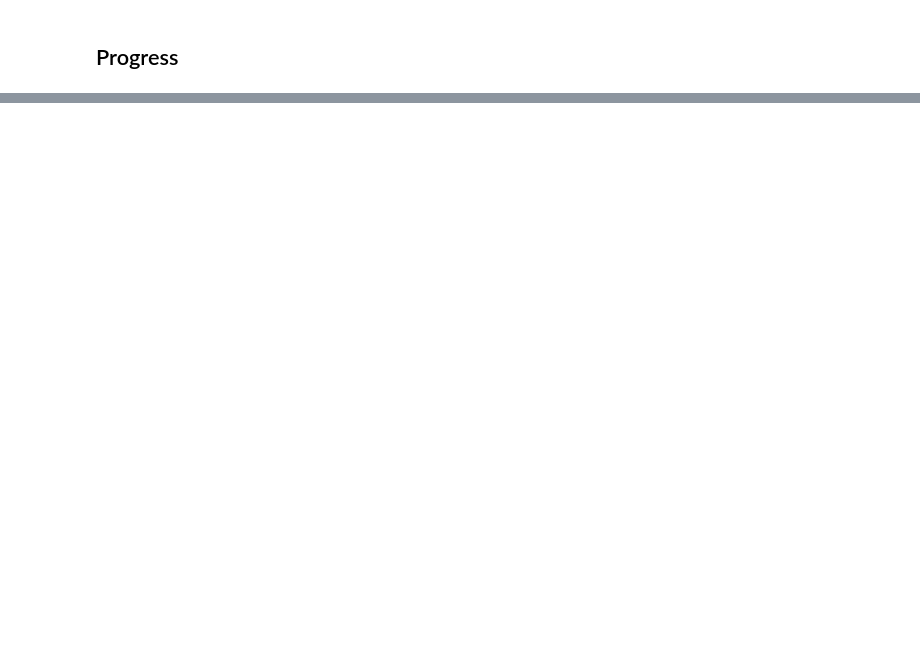
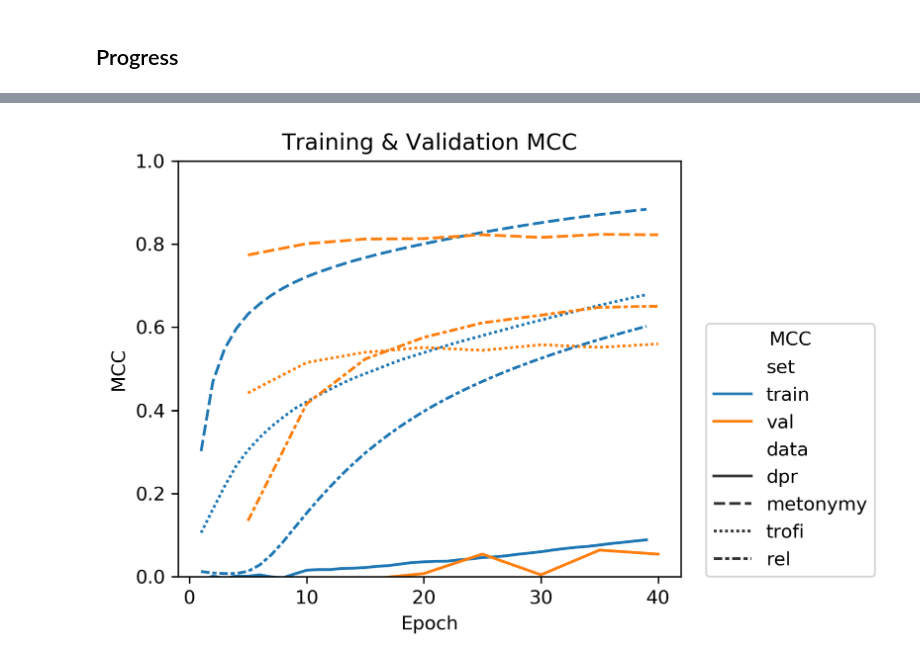
Before and after one commit to liebscher/edge-probing-nonliteral, a Jupyter notebook: results_analysis.ipynb, the cells around one changed output, grey strips where cells are left out. Saved outputs shown, nothing was run; the diff lists cells and outputs as text; code cells hidden in the pictures; blank space fills up the shorter version.

```diff
--- a/results_analysis.ipynb
+++ b/results_analysis.ipynb
@@ -154,0 +260,13 @@ plt.legend();
+# %%
+g = sns.lineplot(x="epoch", y="mcc", hue="set", style="data", data = progress_reports, legend = "brief")
+
+plt.ylabel("MCC")
+plt.xlabel("Epoch")
+plt.title("Training & Validation MCC")
+plt.legend(title="MCC", loc=(1.05, 0))
+plt.ylim([0,1])
+plt.tight_layout()
+
+g.get_figure().savefig("epnl/output/figures/mcc.png");
+# %% [output]
+[figure, added]
```
Also changed, not shown: parts of 18 cells of this notebook, 3 other files.
